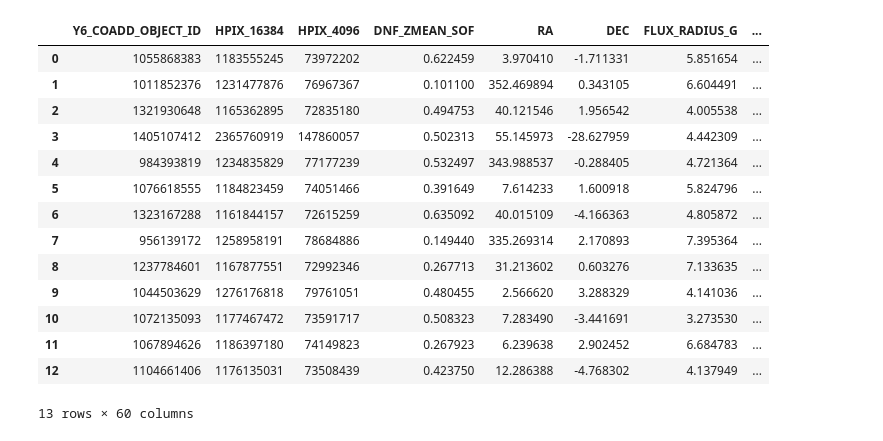
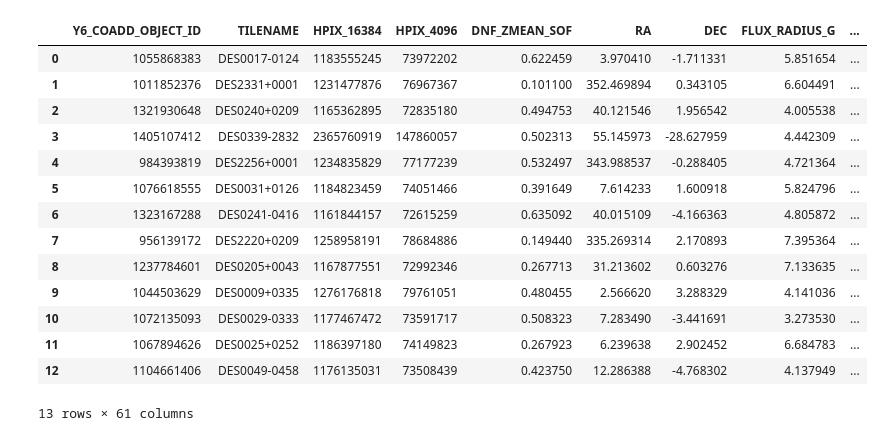
Before and after one commit to gilliancartwright/Image-Segmentation, a Jupyter notebook: Training Set.ipynb, the cells around one changed output. Saved outputs shown, nothing was run; the diff lists cells and outputs as text; code cells hidden in the pictures.

```diff
--- a/Training Set.ipynb
+++ b/Training Set.ipynb
@@ -10,31 +14,30 @@ from astropy.visualization import make_lupton_rgb
 # %%
 filepath = '/Users/gilliancartwright/Desktop/Deep Learning and Image Segmentation/'
 filename = filepath + 'other.fits'
+
 hdu_list = fits.open(filename)
 images_sim = hdu_list[1].data
 images_lens = hdu_list[2].data
 data = pd.DataFrame(hdu_list[3].data)
-data = data.drop('TILENAME', axis=1)
 hdu_list.close()
 
 coadd_list = data["Y6_COADD_OBJECT_ID"].values.tolist()
-numPix = 45
-deltaPix = 0.2637
+NUM_PIX = 45  # pixels per axis
 
 data.head(13)
 # %% [output]
-|  | Y6_COADD_OBJECT_ID | HPIX_16384 | HPIX_4096 | DNF_ZMEAN_SOF | RA | DEC | FLUX_RADIUS_G | ... |
-| 0 | 1055868383 | 1183555245 | 73972202 | 0.622459 | 3.970410 | -1.711331 | 5.851654 | ... |
-| 1 | 1011852376 | 1231477876 | 76967367 | 0.101100 | 352.469894 | 0.343105 | 6.604491 | ... |
-| 2 | 1321930648 | 1165362895 | 72835180 | 0.494753 | 40.121546 | 1.956542 | 4.005538 | ... |
-| 3 | 1405107412 | 2365760919 | 147860057 | 0.502313 | 55.145973 | -28.627959 | 4.442309 | ... |
-| 4 | 984393819 | 1234835829 | 77177239 | 0.532497 | 343.988537 | -0.288405 | 4.721364 | ... |
-| 5 | 1076618555 | 1184823459 | 74051466 | 0.391649 | 7.614233 | 1.600918 | 5.824796 | ... |
-| 6 | 1323167288 | 1161844157 | 72615259 | 0.635092 | 40.015109 | -4.166363 | 4.805872 | ... |
-| 7 | 956139172 | 1258958191 | 78684886 | 0.149440 | 335.269314 | 2.170893 | 7.395364 | ... |
-| 8 | 1237784601 | 1167877551 | 72992346 | 0.267713 | 31.213602 | 0.603276 | 7.133635 | ... |
-| 9 | 1044503629 | 1276176818 | 79761051 | 0.480455 | 2.566620 | 3.288329 | 4.141036 | ... |
-| 10 | 1072135093 | 1177467472 | 73591717 | 0.508323 | 7.283490 | -3.441691 | 3.273530 | ... |
-| 11 | 1067894626 | 1186397180 | 74149823 | 0.267923 | 6.239638 | 2.902452 | 6.684783 | ... |
-| 12 | 1104661406 | 1176135031 | 73508439 | 0.423750 | 12.286388 | -4.768302 | 4.137949 | ... |
+|  | Y6_COADD_OBJECT_ID | TILENAME | HPIX_16384 | HPIX_4096 | DNF_ZMEAN_SOF | RA | DEC | FLUX_RADIUS_G | ... |
+| 0 | 1055868383 | DES0017-0124 | 1183555245 | 73972202 | 0.622459 | 3.970410 | -1.711331 | 5.851654 | ... |
+| 1 | 1011852376 | DES2331+0001 | 1231477876 | 76967367 | 0.101100 | 352.469894 | 0.343105 | 6.604491 | ... |
+| 2 | 1321930648 | DES0240+0209 | 1165362895 | 72835180 | 0.494753 | 40.121546 | 1.956542 | 4.005538 | ... |
+| 3 | 1405107412 | DES0339-2832 | 2365760919 | 147860057 | 0.502313 | 55.145973 | -28.627959 | 4.442309 | ... |
+| 4 | 984393819 | DES2256+0001 | 1234835829 | 77177239 | 0.532497 | 343.988537 | -0.288405 | 4.721364 | ... |
+| 5 | 1076618555 | DES0031+0126 | 1184823459 | 74051466 | 0.391649 | 7.614233 | 1.600918 | 5.824796 | ... |
+| 6 | 1323167288 | DES0241-0416 | 1161844157 | 72615259 | 0.635092 | 40.015109 | -4.166363 | 4.805872 | ... |
+| 7 | 956139172 | DES2220+0209 | 1258958191 | 78684886 | 0.149440 | 335.269314 | 2.170893 | 7.395364 | ... |
+| 8 | 1237784601 | DES0205+0043 | 1167877551 | 72992346 | 0.267713 | 31.213602 | 0.603276 | 7.133635 | ... |
+| 9 | 1044503629 | DES0009+0335 | 1276176818 | 79761051 | 0.480455 | 2.566620 | 3.288329 | 4.141036 | ... |
+| 10 | 1072135093 | DES0029-0333 | 1177467472 | 73591717 | 0.508323 | 7.283490 | -3.441691 | 3.273530 | ... |
+| 11 | 1067894626 | DES0025+0252 | 1186397180 | 74149823 | 0.267923 | 6.239638 | 2.902452 | 6.684783 | ... |
+| 12 | 1104661406 | DES0049-0458 | 1176135031 | 73508439 | 0.423750 | 12.286388 | -4.768302 | 4.137949 | ... |
-13 rows × 60 columns
+13 rows × 61 columns
```
Also changed, not shown: parts of 12 cells of this notebook.
